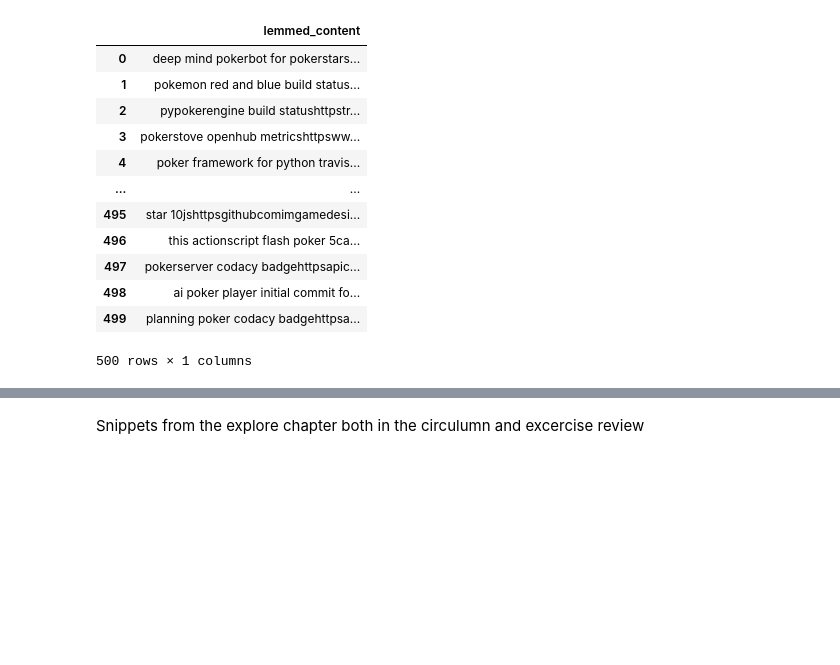
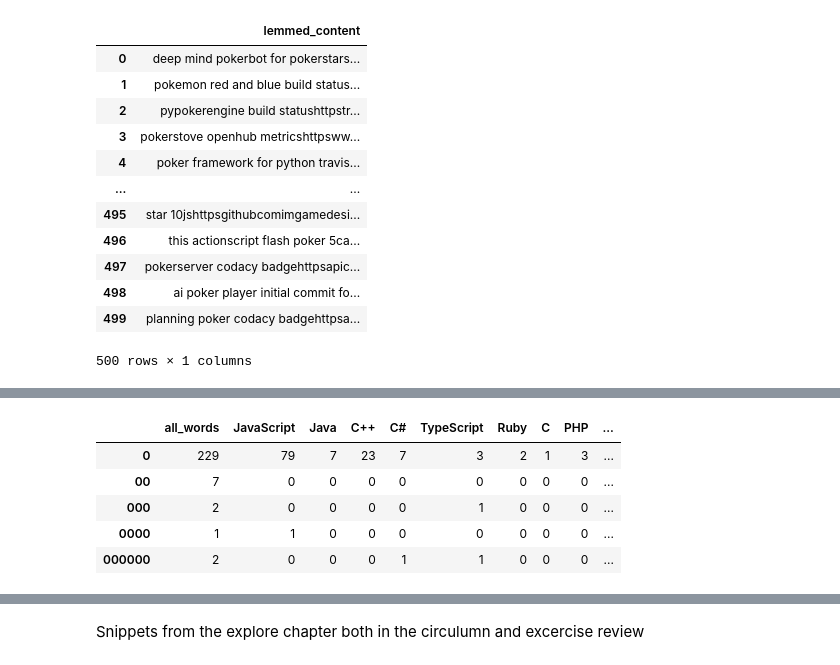
Before and after one commit to Lindsey-Melkozerov-Mitchell/project_repo, a Jupyter notebook: Vfolder/scratch.ipynb, the cells around one changed output, grey strips where cells are left out. Drawn from its saved outputs; the diff is of its cells as text; code cells hidden in the pictures; blank space fills up the shorter version.

```diff
--- a/Vfolder/scratch.ipynb
+++ b/Vfolder/scratch.ipynb
@@ -587,0 +481,14 @@ new_frame.lemmed_content[0].split()
+# %%
+word_counts = (pd.concat([all_freq, JavaScript_freq, Java_ferq, Cplusplus_freq, C_sharp_freq, TypeScript_freq, Ruby_freq, Cee_freq, PeeHpee_freq, Jupyter_Notebook_freq, Assembly_freq], axis=1, sort=True)
+                .set_axis(['all_words', 'JavaScript', 'Java', 'C++', 'C#', 'TypeScript', 'Ruby', 'C', 'PHP', 'Jupyter Notebook', 'Assembly'], axis=1, inplace=False)
+                .fillna(0)
+                .apply(lambda s: s.astype(int)))
+
+word_counts.head()
+# %% [output]
+|  | all_words | JavaScript | Java | C++ | C# | TypeScript | Ruby | C | PHP | ... |
+| 0 | 229 | 79 | 7 | 23 | 7 | 3 | 2 | 1 | 3 | ... |
+| 00 | 7 | 0 | 0 | 0 | 0 | 0 | 0 | 0 | 0 | ... |
+| 000 | 2 | 0 | 0 | 0 | 0 | 1 | 0 | 0 | 0 | ... |
+| 0000 | 1 | 1 | 0 | 0 | 0 | 0 | 0 | 0 | 0 | ... |
+| 000000 | 2 | 0 | 0 | 0 | 1 | 1 | 0 | 0 | 0 | ... |
```
Also changed, not shown: parts of 36 cells of this notebook.
